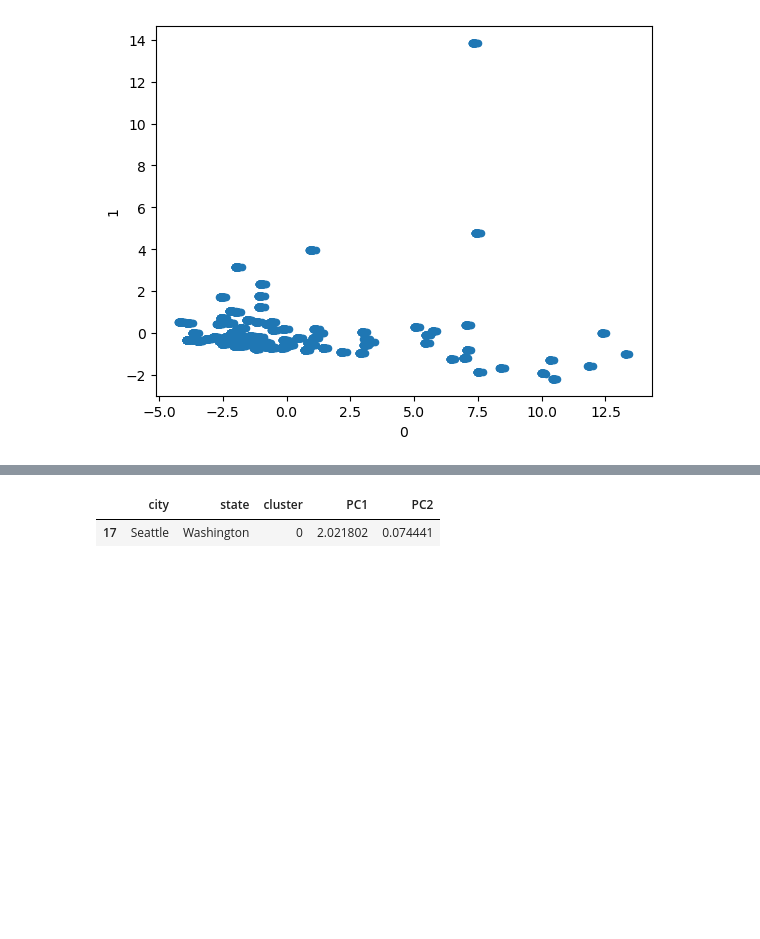
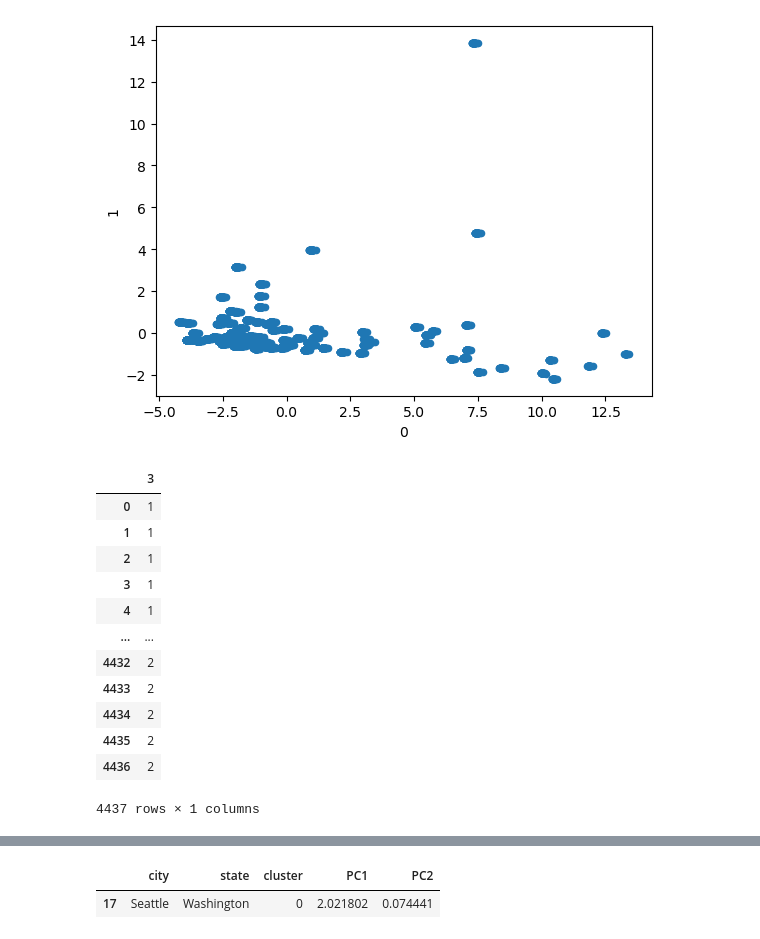
Before and after one commit to claravox/CSC466-project, a Jupyter notebook: clustering-living-plus-major.ipynb, the cells around one changed output, grey strips where cells are left out. Cells and saved outputs as stored; diff of their text form; code cells hidden in the pictures; blank space fills up the shorter version.

```diff
--- a/clustering-living-plus-major.ipynb
+++ b/clustering-living-plus-major.ipynb
@@ -161,6 +161,22 @@ cluster_labels = {}
 # Are we doing 1 indexing now?
 cluster_labels[3] = kmeans.predict(X)
 cluster_labels = pd.DataFrame(cluster_labels)
+# %%
+cluster_labels
+# %% [output]
+|  | 3 |
+| 0 | 1 |
+| 1 | 1 |
+| 2 | 1 |
+| 3 | 1 |
+| 4 | 1 |
+| ... | ... |
+| 4432 | 2 |
+| 4433 | 2 |
+| 4434 | 2 |
+| 4435 | 2 |
+| 4436 | 2 |
+4437 rows × 1 columns
 # %%
 colorings = {}
 # colorings[2] = cluster_labels[2].map({0: "Blue", 1: "Red"}) # This is a new pandas command for us that maps all 0 values to Blue, etc
```
Also changed, not shown: parts of 7 cells of this notebook.
